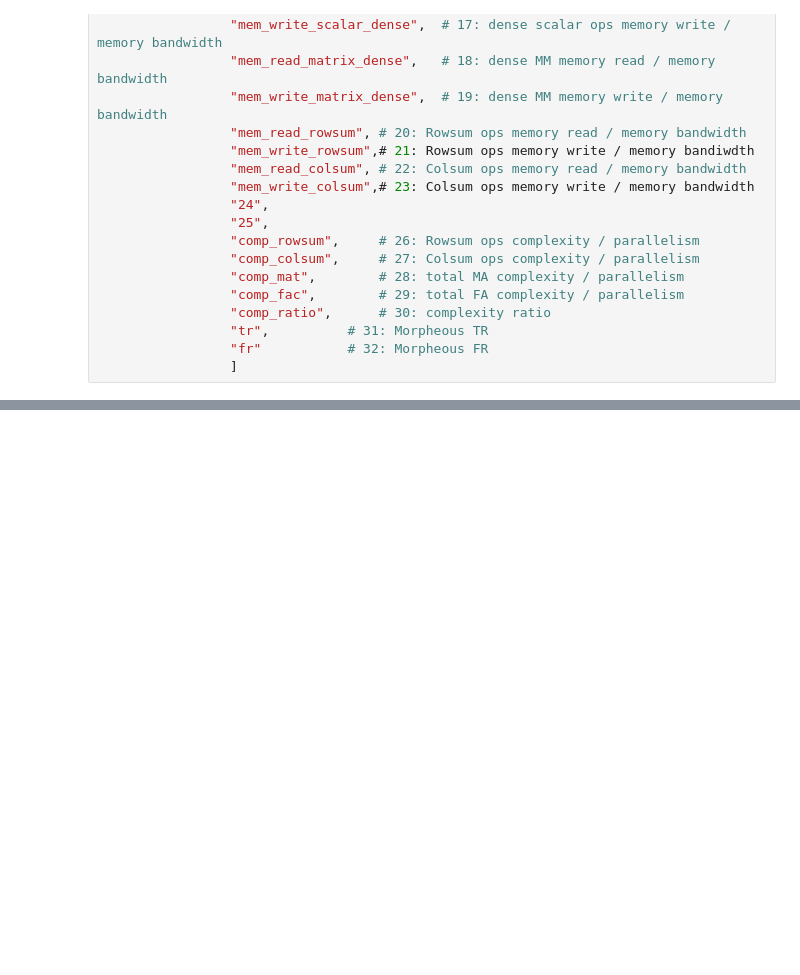
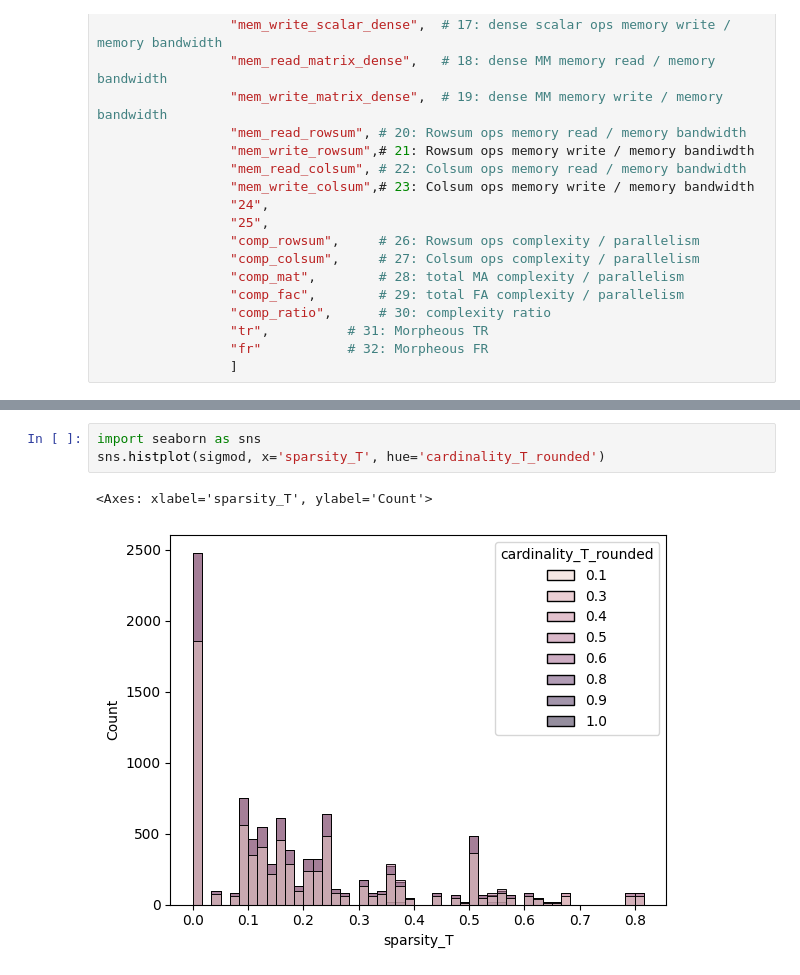
Before and after one commit to ptemarvelde/amalur-experiments, a Jupyter notebook: results/sigmod24/proposal.ipynb, the cells around one changed output, grey strips where cells are left out. Drawn from its saved outputs; the diff is of its cells as text; blank space fills up the shorter version.

```diff
--- a/results/sigmod24/proposal.ipynb
+++ b/results/sigmod24/proposal.ipynb
@@ -125,0 +164,6 @@ hamlet = read_and_join("_hamlet")
+# %%
+import seaborn as sns
+sns.histplot(sigmod, x='sparsity_T', hue='cardinality_T_rounded')
+# %% [output]
+<Axes: xlabel='sparsity_T', ylabel='Count'>
+[figure, added]
```
Also changed, not shown: parts of 22 cells of this notebook, 7 other files.
